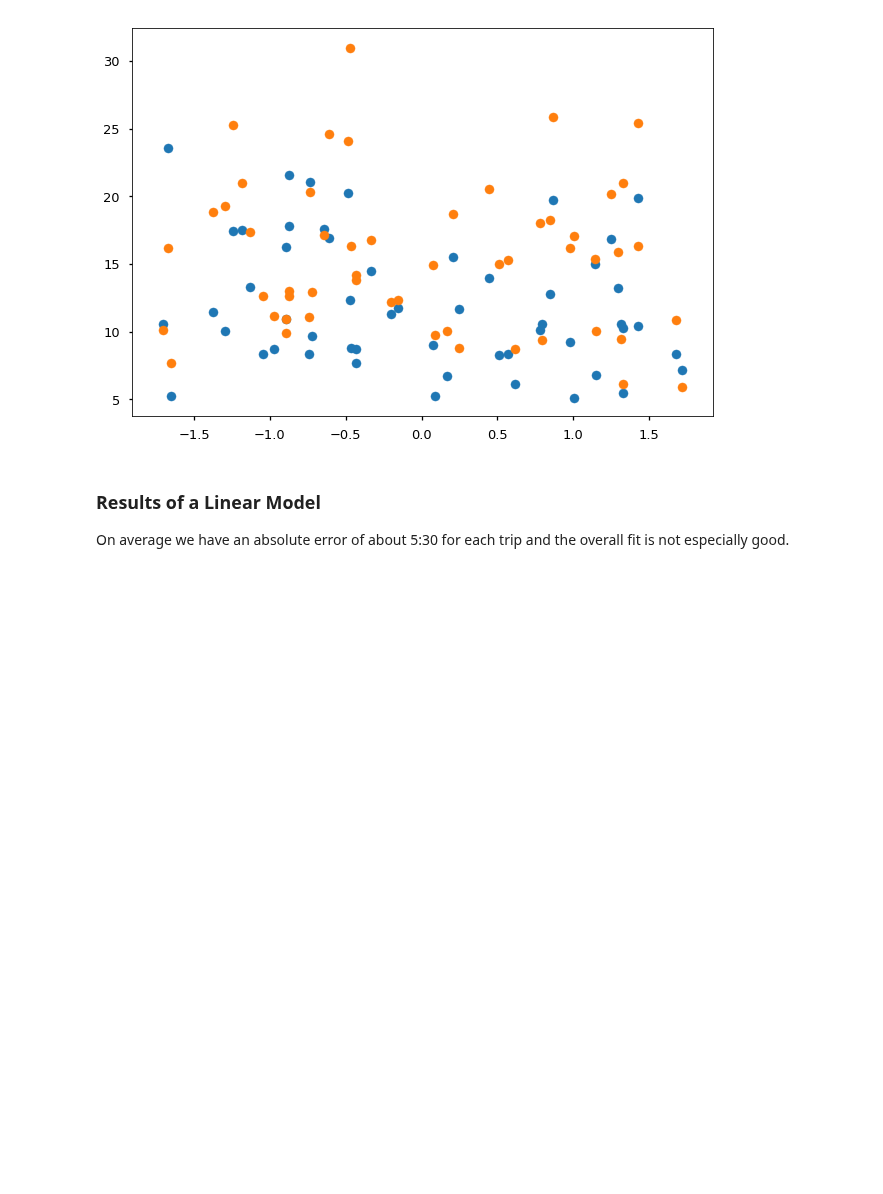
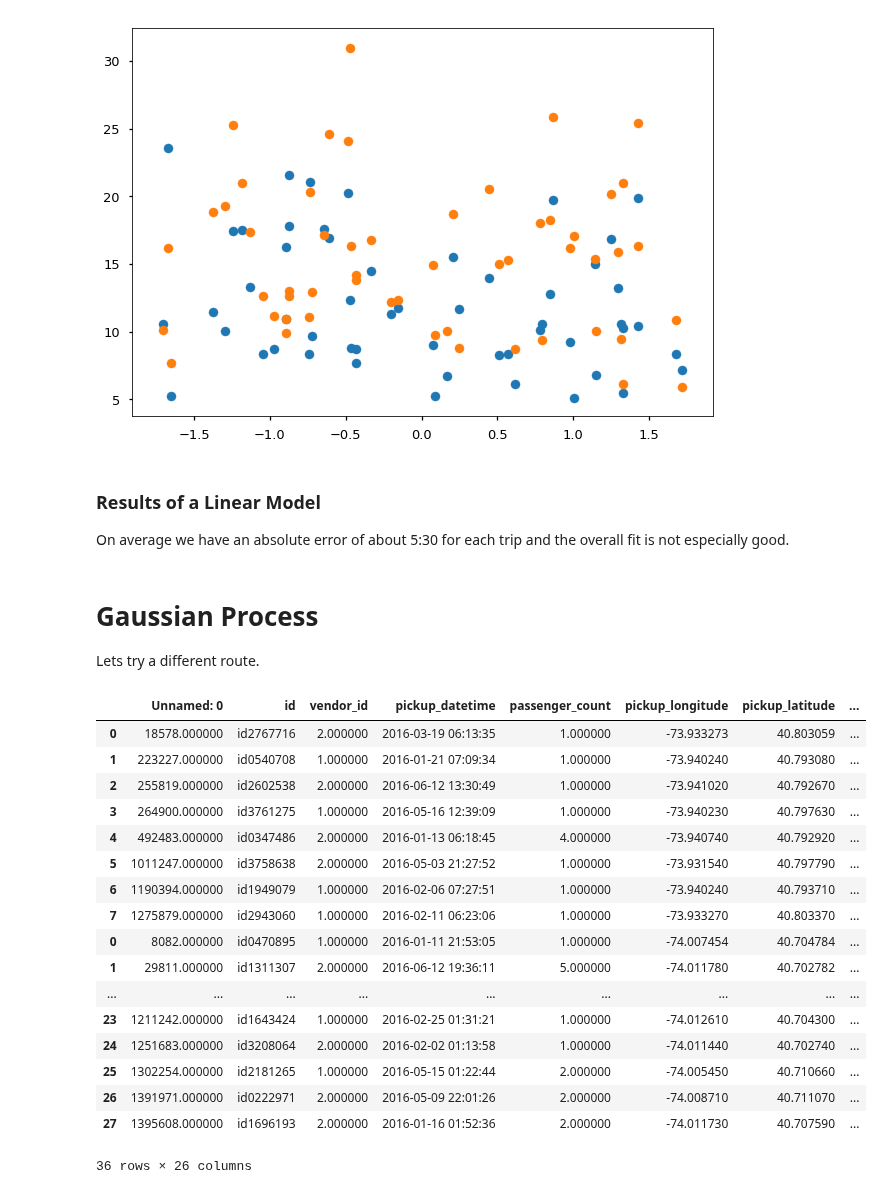
Before and after one commit to colby-j-wise/Probabilistic_Programming, a Jupyter notebook: FinalProject.ipynb, the cells around one changed output. Saved outputs shown, nothing was run; the diff lists cells and outputs as text; code cells hidden in the pictures; blank space fills up the shorter version.

```diff
--- a/FinalProject.ipynb
+++ b/FinalProject.ipynb
@@ -112,3 +124,30 @@ plt.show()
 # %% [markdown]
 ### Results of a Linear Model
 On average we have an absolute error of about 5:30 for each trip and the overall fit is not especially good.
+# %% [markdown]
+# Gaussian Process
+
+Lets try a different route.
+# %%
+harlem_to_bat_park = data.get_neighborhood_to_neighborhood("East Harlem North", "Battery Park City-Lower Manhattan", manhattan)
+bat_park_to_harlem = data.get_neighborhood_to_neighborhood("Battery Park City-Lower Manhattan", "East Harlem North", manhattan)
+harlem_bat_park = pd.concat([harlem_to_bat_park, bat_park_to_harlem])
+# %% [output]
+|  | Unnamed: 0 | id | vendor_id | pickup_datetime | passenger_count | pickup_longitude | pickup_latitude | ... |
+| 0 | 18578.000000 | id2767716 | 2.000000 | 2016-03-19 06:13:35 | 1.000000 | -73.933273 | 40.803059 | ... |
+| 1 | 223227.000000 | id0540708 | 1.000000 | 2016-01-21 07:09:34 | 1.000000 | -73.940240 | 40.793080 | ... |
+| 2 | 255819.000000 | id2602538 | 2.000000 | 2016-06-12 13:30:49 | 1.000000 | -73.941020 | 40.792670 | ... |
+| 3 | 264900.000000 | id3761275 | 1.000000 | 2016-05-16 12:39:09 | 1.000000 | -73.940230 | 40.797630 | ... |
+| 4 | 492483.000000 | id0347486 | 2.000000 | 2016-01-13 06:18:45 | 4.000000 | -73.940740 | 40.792920 | ... |
+| 5 | 1011247.000000 | id3758638 | 2.000000 | 2016-05-03 21:27:52 | 1.000000 | -73.931540 | 40.797790 | ... |
+| 6 | 1190394.000000 | id1949079 | 1.000000 | 2016-02-06 07:27:51 | 1.000000 | -73.940240 | 40.793710 | ... |
+| 7 | 1275879.000000 | id2943060 | 1.000000 | 2016-02-11 06:23:06 | 1.000000 | -73.933270 | 40.803370 | ... |
+| 0 | 8082.000000 | id0470895 | 1.000000 | 2016-01-11 21:53:05 | 1.000000 | -74.007454 | 40.704784 | ... |
+| 1 | 29811.000000 | id1311307 | 2.000000 | 2016-06-12 19:36:11 | 5.000000 | -74.011780 | 40.702782 | ... |
+| ... | ... | ... | ... | ... | ... | ... | ... | ... |
+| 23 | 1211242.000000 | id1643424 | 1.000000 | 2016-02-25 01:31:21 | 1.000000 | -74.012610 | 40.704300 | ... |
+| 24 | 1251683.000000 | id3208064 | 2.000000 | 2016-02-02 01:13:58 | 1.000000 | -74.011440 | 40.702740 | ... |
+| 25 | 1302254.000000 | id2181265 | 1.000000 | 2016-05-15 01:22:44 | 2.000000 | -74.005450 | 40.710660 | ... |
+| 26 | 1391971.000000 | id0222971 | 2.000000 | 2016-05-09 22:01:26 | 2.000000 | -74.008710 | 40.711070 | ... |
+| 27 | 1395608.000000 | id1696193 | 2.000000 | 2016-01-16 01:52:36 | 2.000000 | -74.011730 | 40.707590 | ... |
+36 rows × 26 columns
```
Also changed, not shown: parts of 13 cells of this notebook, 1 other file.
